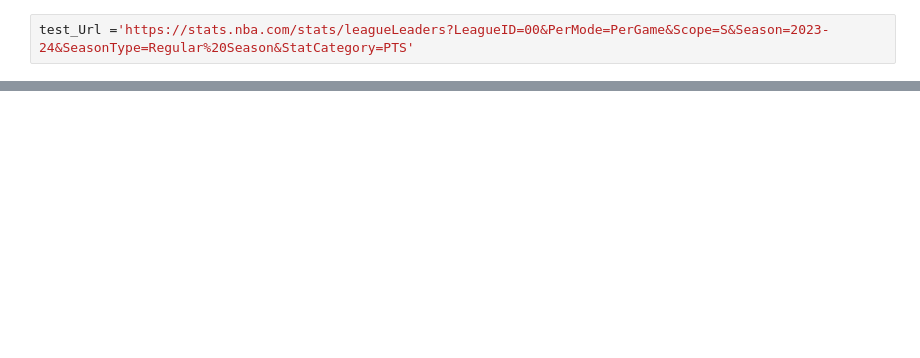
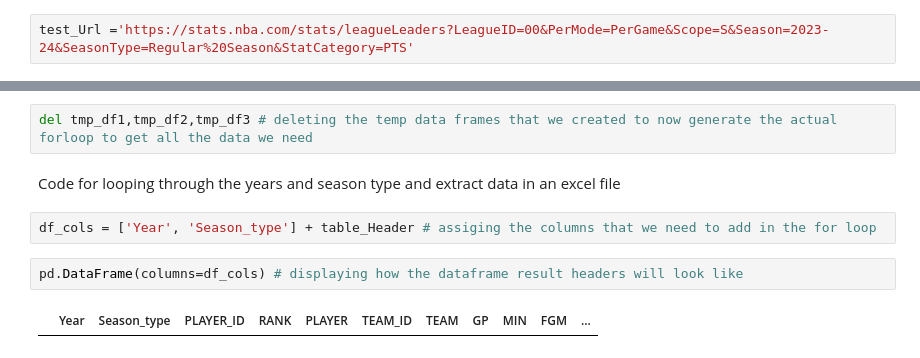
Before and after one commit to Shaddy-joker/NBA_Data_WebScraping, a Jupyter notebook: NBA_Data_WebScrapping.ipynb, the cells around one changed output, grey strips where cells are left out. Saved outputs shown, nothing was run; the diff lists cells and outputs as text; blank space fills up the shorter version.

```diff
--- a/NBA_Data_WebScrapping.ipynb
+++ b/NBA_Data_WebScrapping.ipynb
@@ -50,3 +58,13 @@ temp_df3
 | 238 | 2012-13 | Regular%20Season | 1630550 | 239 | JT Thor | 1610612766 | CHA | 63 | 12.4 | 1.3 | ... |
 | 239 | 2012-13 | Regular%20Season | 1631207 | 240 | Dalen Terry | 1610612741 | CHI | 59 | 11.5 | 1.2 | ... |
 240 rows × 27 columns
+# %%
+del tmp_df1,tmp_df2,tmp_df3 # deleting the temp data frames that we created to now generate the actual forloop to get all the data we need
+# %% [markdown]
+Code for looping through the years and season type and extract data in an excel file
+# %%
+df_cols = ['Year', 'Season_type'] + table_Header # assiging the columns that we need to add in the for loop
+# %%
+pd.DataFrame(columns=df_cols) # displaying how the dataframe result headers will look like
+# %% [output]
+|  | Year | Season_type | PLAYER_ID | RANK | PLAYER | TEAM_ID | TEAM | GP | MIN | FGM | ... |
```
Also changed, not shown: parts of 14 cells of this notebook.
